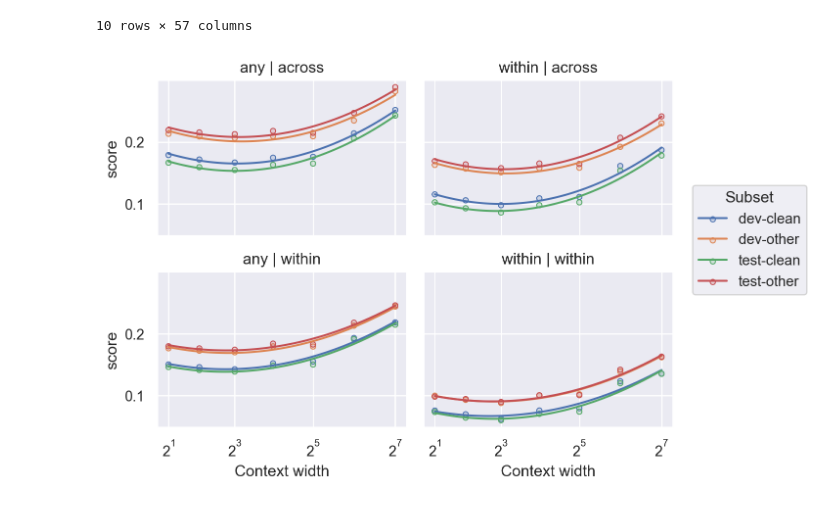
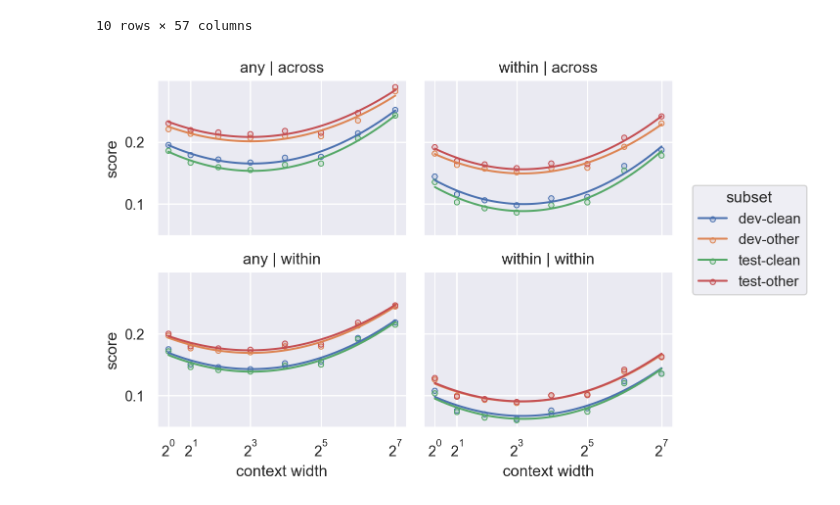
Before and after one commit to sdrobert/scpc, a Jupyter notebook: scripts/analyze.ipynb, the cells around one changed output. Cells and saved outputs as stored; diff of their text form; code cells hidden in the pictures.

Commit message:
Update cpc.conv -> csa.max_width = 1

```diff
--- a/scripts/analyze.ipynb
+++ b/scripts/analyze.ipynb
@@ -3,10 +3,13 @@
 %matplotlib inline
 # %%
 # imports
-# import pandas as pd
+import pandas as pd
+import seaborn as sns
 import seaborn.objects as so
 # import statsmodels.api as sm
 
+sns.set_theme()
+
 from exp_utils import *
 # from patsy import dmatrices
 # %%
@@ -27,30 +30,32 @@ df.head(10)
 | 9 | dev-clean | across | within | phoneme | 0.1484 | none | 3459 | ... |
 10 rows × 57 columns
 # %%
-# plot libriABX scores across phoneme boundaries
+# plot libriABX scores across subsets and context windows w/ phoneme granularity
 df_ = filter_data_equal(df, {
     "zrc.pca_style": "full",
     "conv.norm_type": "none",
     "context_type": "csa",
     "training.cpc_loss.prediction_steps": 12,
     "zrc.granularity": "phoneme"
 })
-df_ = filter_data_in(df_, {"csa.max_width": (float(x) for x in range(1, 129))})
+df_ = filter_data_in(
+    df_, {"csa.max_width": (float(x) for x in range(1, 129)), "csa.num_layers": (0, 1)}
+)
 check_data(
     df_,
     "csa.max_width", "zrc.subset", "zrc.score", "zrc.speaker_mode",
-    "zrc.context_mode", "training.cpc_loss.offset"
+    "zrc.context_mode", "training.cpc_loss.offset", "csa.num_layers"
 )
 plt = (
     so.Plot(df_, x="csa.max_width", y="zrc.score", color="zrc.subset")
     .facet(row="zrc.speaker_mode", col="zrc.context_mode")
     .add(so.Dots())
     .add(so.Line(), so.PolyFit())
     .scale(
-        x=so.Continuous(trans="symlog").tick(at=[2, 8, 32, 128]).label(base=2)
+        x=so.Continuous(trans="symlog").tick(at=[1, 2, 8, 32, 128]).label(base=2)
     )
-    .label(x="Context width", y="score", color="Subset")
+    .label(x="context width", y="score", color="subset")
 )
 plt.save('../resources/libriabx_context_subset_phoneme.pdf')
 # %% [output]
-[figure, old version]
+[figure, new version]
```
Also changed, not shown: 2 other files.
